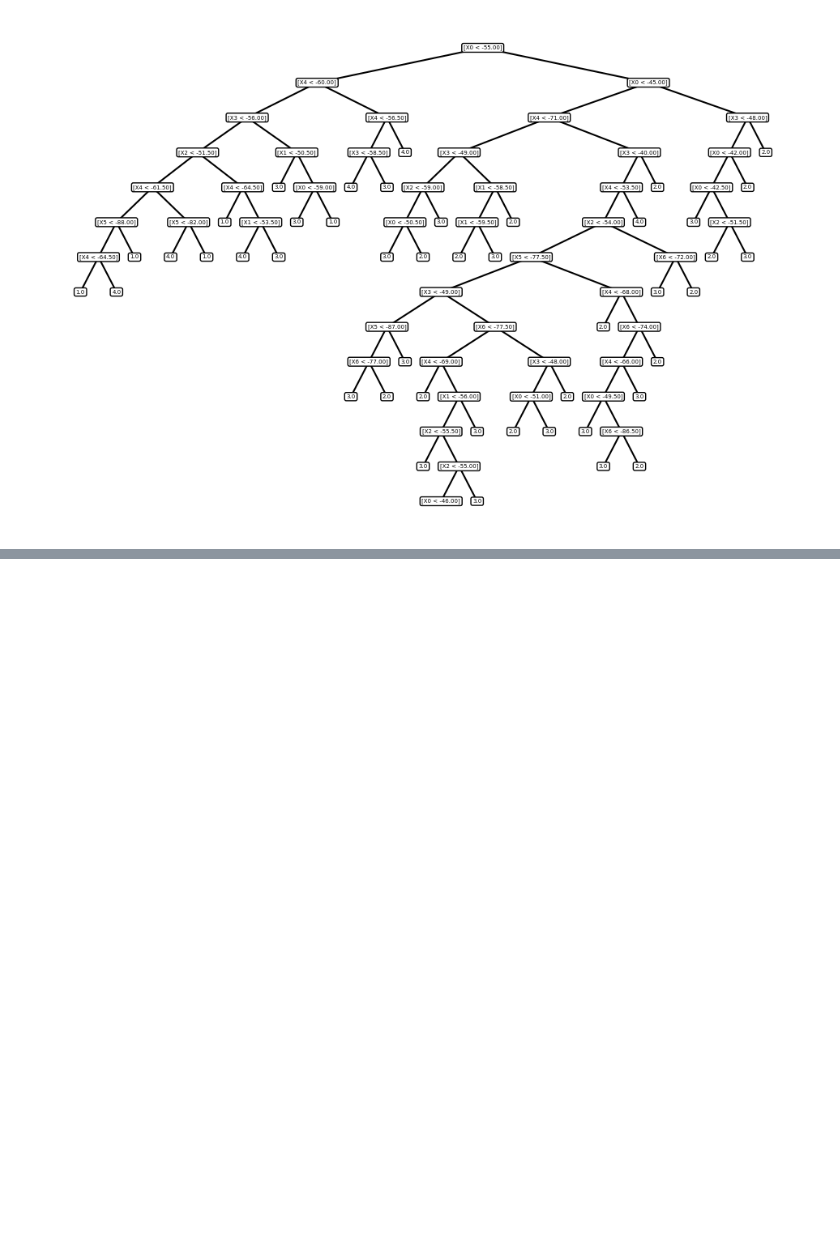
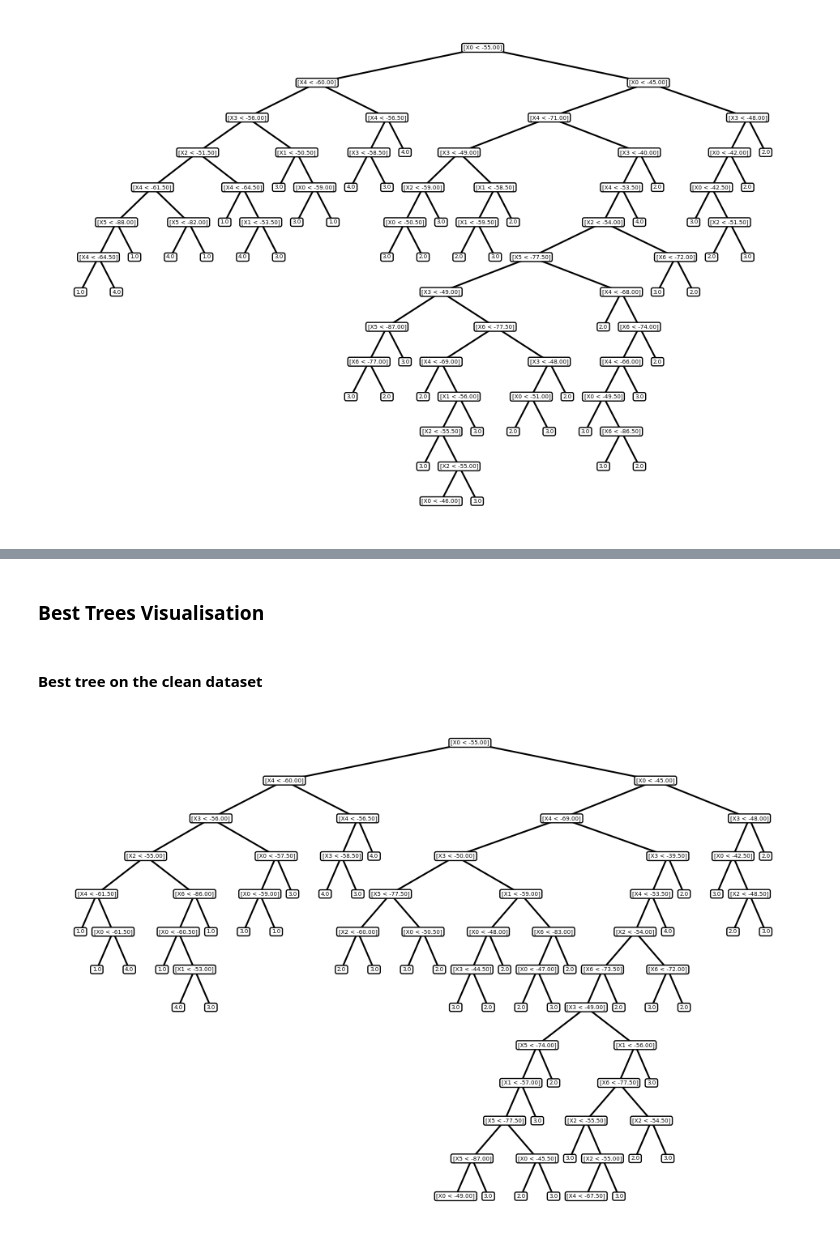
Before and after one commit to dhaulagiri0/intro-to-ml-cw-1, a Jupyter notebook: cw.ipynb, the cells around one changed output, grey strips where cells are left out. Drawn from its saved outputs; the diff is of its cells as text; code cells hidden in the pictures; blank space fills up the shorter version.

```diff
--- a/cw.ipynb
+++ b/cw.ipynb
@@ -106,0 +175,10 @@ Fold 10: Accuracy = 0.9700
+# %% [markdown]
+### Best Trees Visualisation
+# %% [markdown]
+#### Best tree on the clean dataset
+# %%
+best_clean_tree = clean_metrics["best_tree"]
+plt = best_clean_tree.visualise(1, best_clean_tree.depth)
+plt.show()
+# %% [output]
+[figure, added]
```
Also changed, not shown: parts of 10 cells of this notebook, 1 other file.
